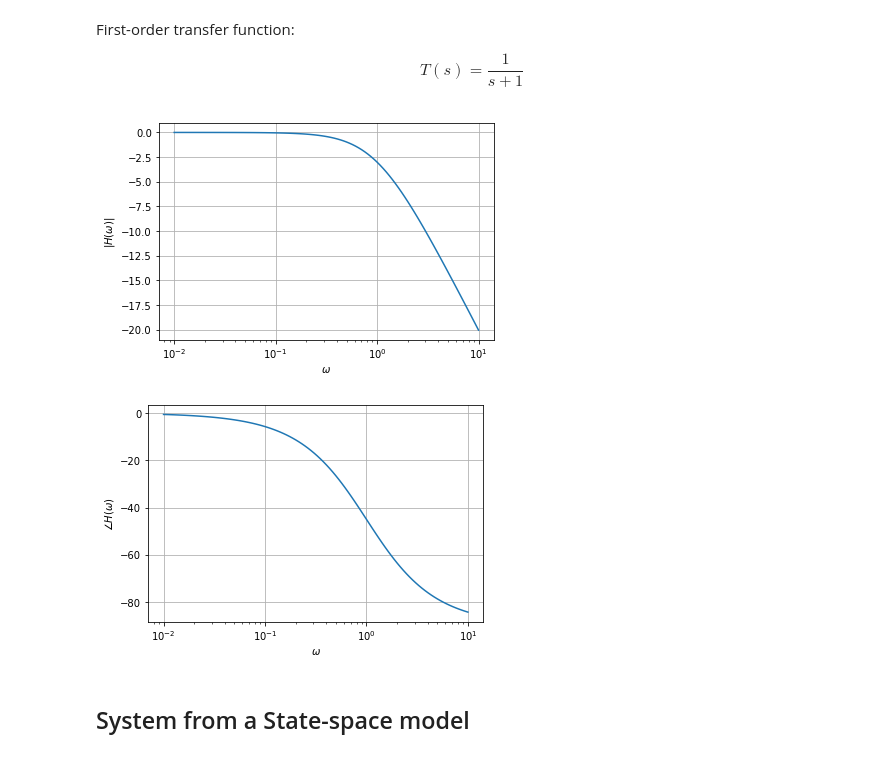
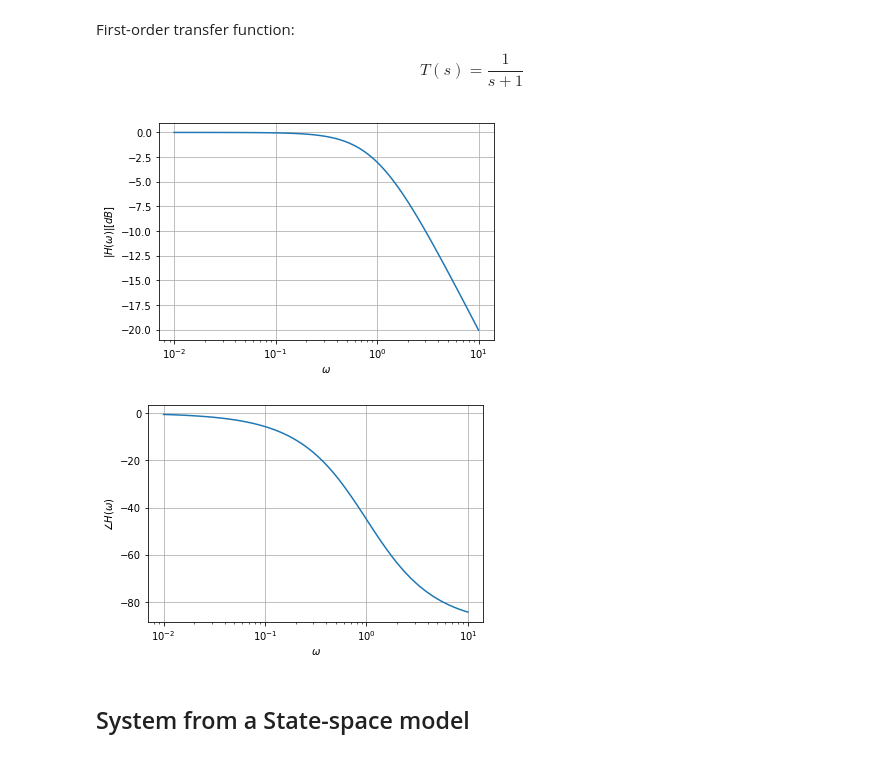
Before and after one commit to jupyterphysics/SystemsSignalsModels, a Jupyter notebook: M4Functions.ipynb, the cells around one changed output. Cells and saved outputs as stored; diff of their text form; code cells hidden in the pictures.

```diff
--- a/M4Functions.ipynb
+++ b/M4Functions.ipynb
@@ -41,20 +41,19 @@ $$T(s) = \frac{1}{s+1}$$
 # %%
 sys = signal.TransferFunction([1], [1, 1])
 w, mag, phase = sys.bode()
-
 plt.figure()
 plt.semilogx(w, mag)    # Bode magnitude plot
 plt.grid(True)
 plt.xlabel (r'$\omega$')
-plt.ylabel (r'$|H(\omega)|$')
+plt.ylabel (r'$|H(\omega)|[dB]$')
 plt.figure()
 plt.semilogx(w, phase)  # Bode phase plot
 plt.xlabel (r'$\omega$')
 plt.ylabel (r'$\angle H(\omega)$')
 plt.grid(True)
 plt.show()
 # %% [output]
-[figure, old version]
+[figure, new version]
 [figure]
 # %% [markdown]
 ## System from a State-space model
```
Also changed, not shown: parts of 7 cells of this notebook.
